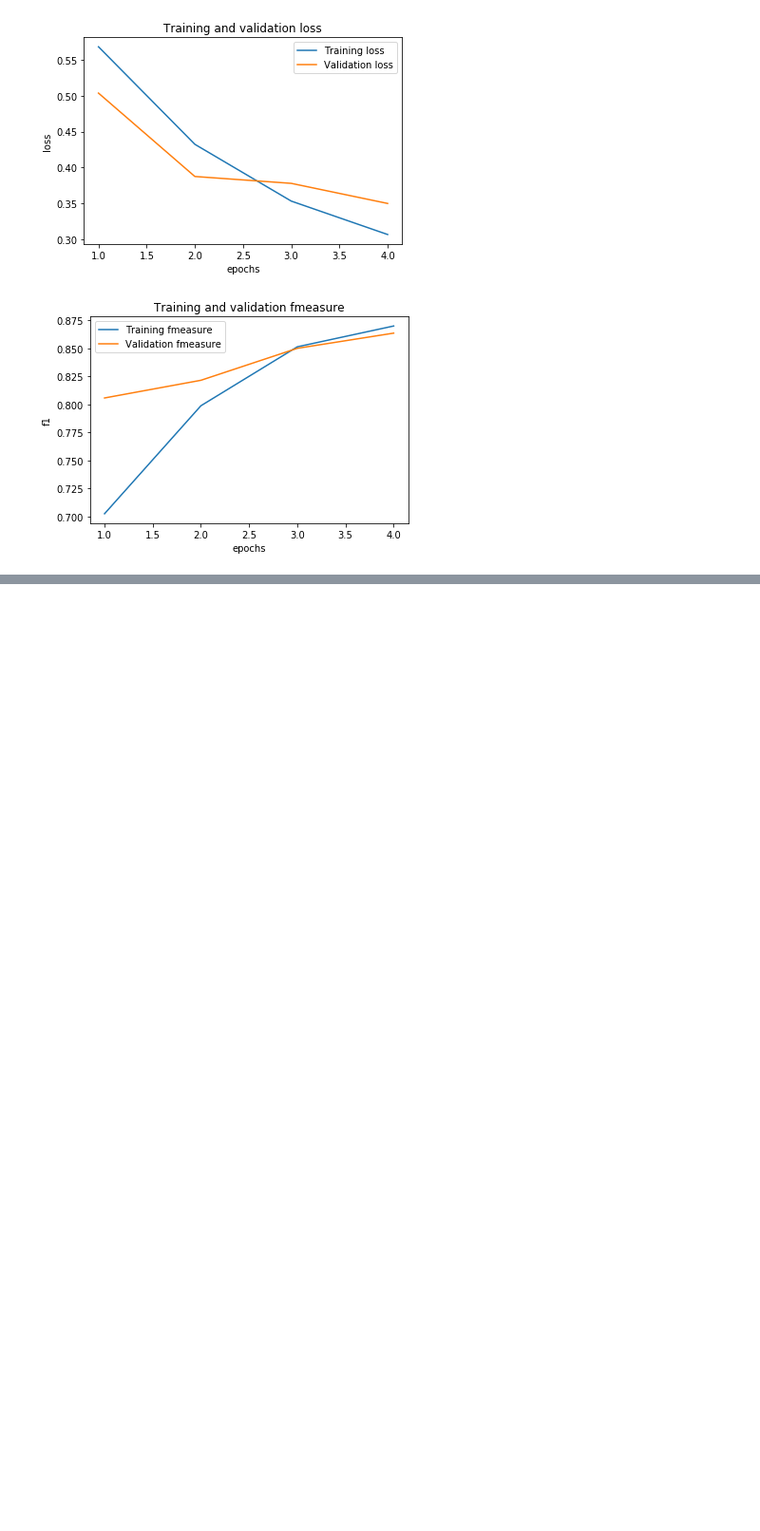
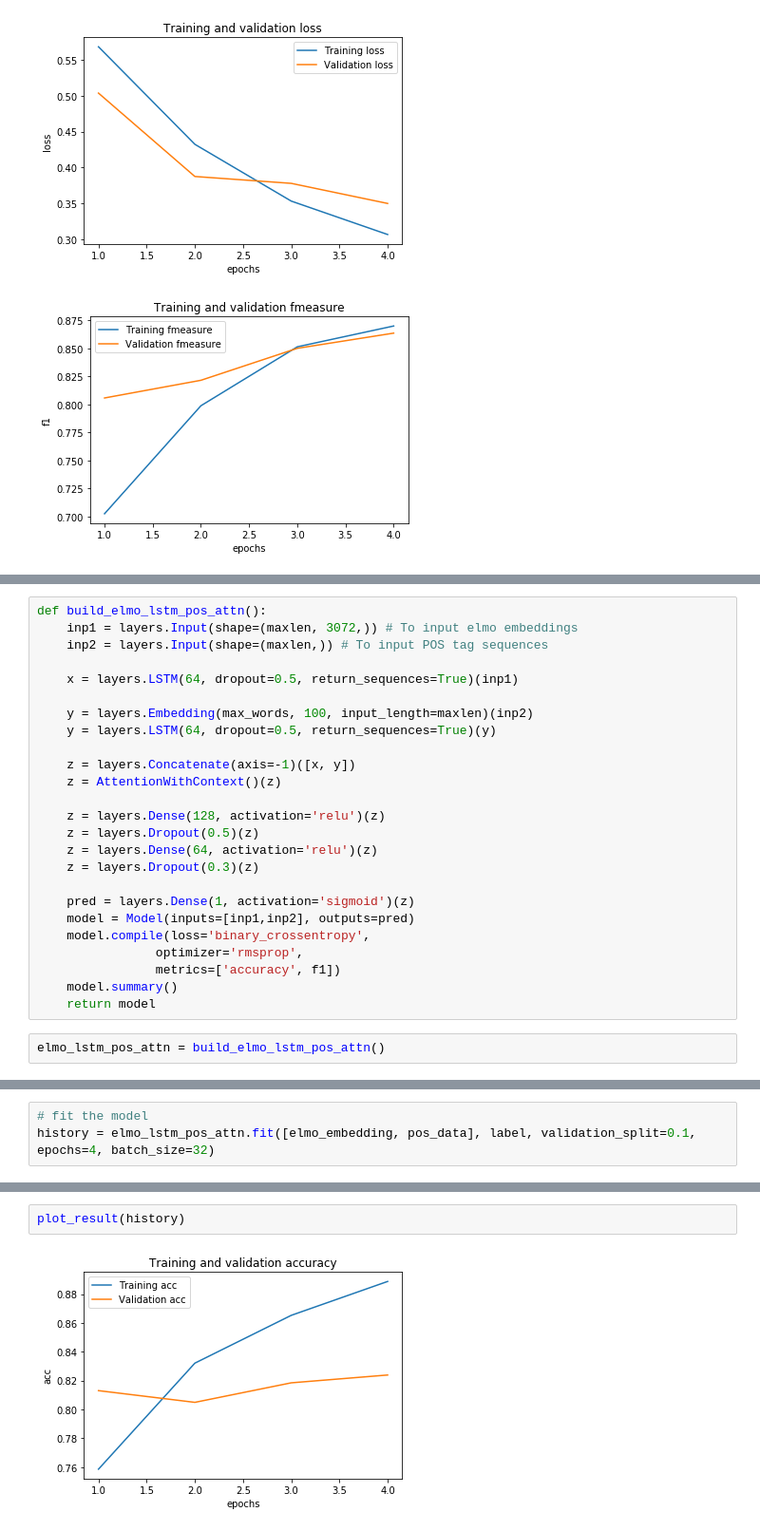
Before and after one commit to iamdsc/text_biasness_detection, a Jupyter notebook: text_biasness.ipynb, the cells around one changed output, grey strips where cells are left out. Shown: that part at 95% size. Saved outputs shown, nothing was run; the diff lists cells and outputs as text; blank space fills up the shorter version.

```diff
--- a/text_biasness.ipynb
+++ b/text_biasness.ipynb
@@ -497,0 +634,27 @@ plot_result(history4)
+# %%
+def build_elmo_lstm_pos_attn():
+    inp1 = layers.Input(shape=(maxlen, 3072,)) # To input elmo embeddings
+    inp2 = layers.Input(shape=(maxlen,)) # To input POS tag sequences
+
+    x = layers.LSTM(64, dropout=0.5, return_sequences=True)(inp1)
+
+    y = layers.Embedding(max_words, 100, input_length=maxlen)(inp2)
+    y = layers.LSTM(64, dropout=0.5, return_sequences=True)(y)
+
+    z = layers.Concatenate(axis=-1)([x, y])
+    z = AttentionWithContext()(z)
+
+    z = layers.Dense(128, activation='relu')(z)
+    z = layers.Dropout(0.5)(z)
+    z = layers.Dense(64, activation='relu')(z)
+    z = layers.Dropout(0.3)(z)
+
+    pred = layers.Dense(1, activation='sigmoid')(z)
+    model = Model(inputs=[inp1,inp2], outputs=pred)
+    model.compile(loss='binary_crossentropy',
+                optimizer='rmsprop',
+                metrics=['accuracy', f1])
+    model.summary()
+    return model
+# %%
+elmo_lstm_pos_attn = build_elmo_lstm_pos_attn()
@@ -497,0 +679,3 @@ plot_result(history4)
+# %%
+# fit the model
+history = elmo_lstm_pos_attn.fit([elmo_embedding, pos_data], label, validation_split=0.1, epochs=4, batch_size=32)
@@ -497,0 +692,4 @@ plot_result(history4)
+# %%
+plot_result(history)
+# %% [output]
+[figure, added]
```
Also changed, not shown: parts of 33 cells of this notebook.
